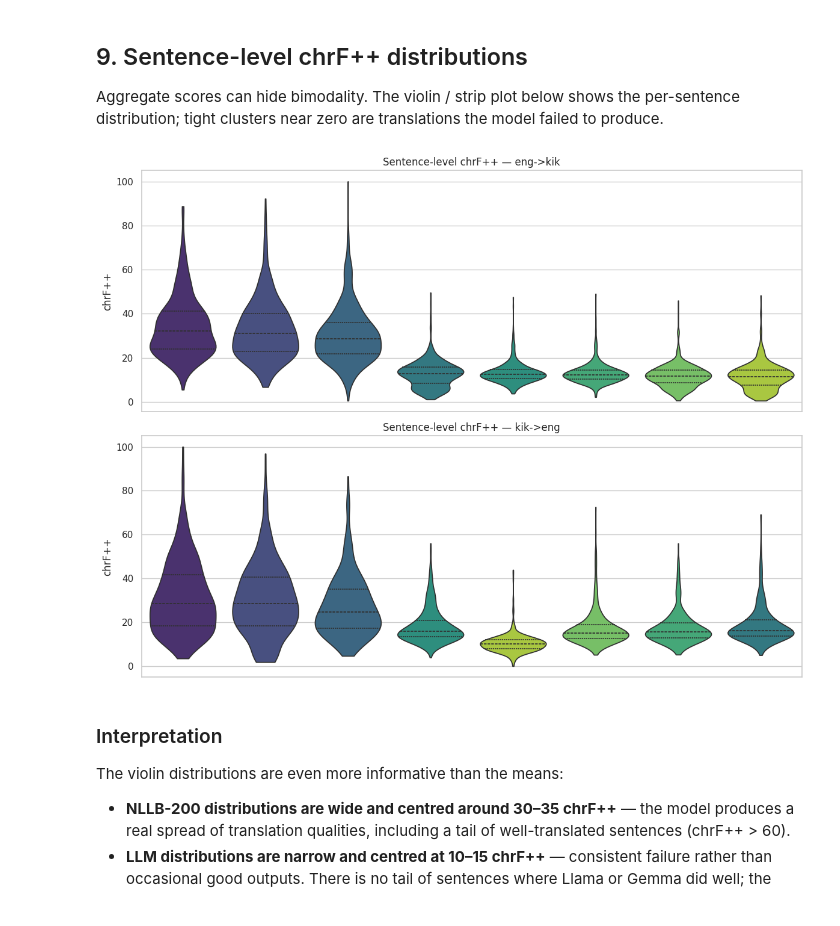
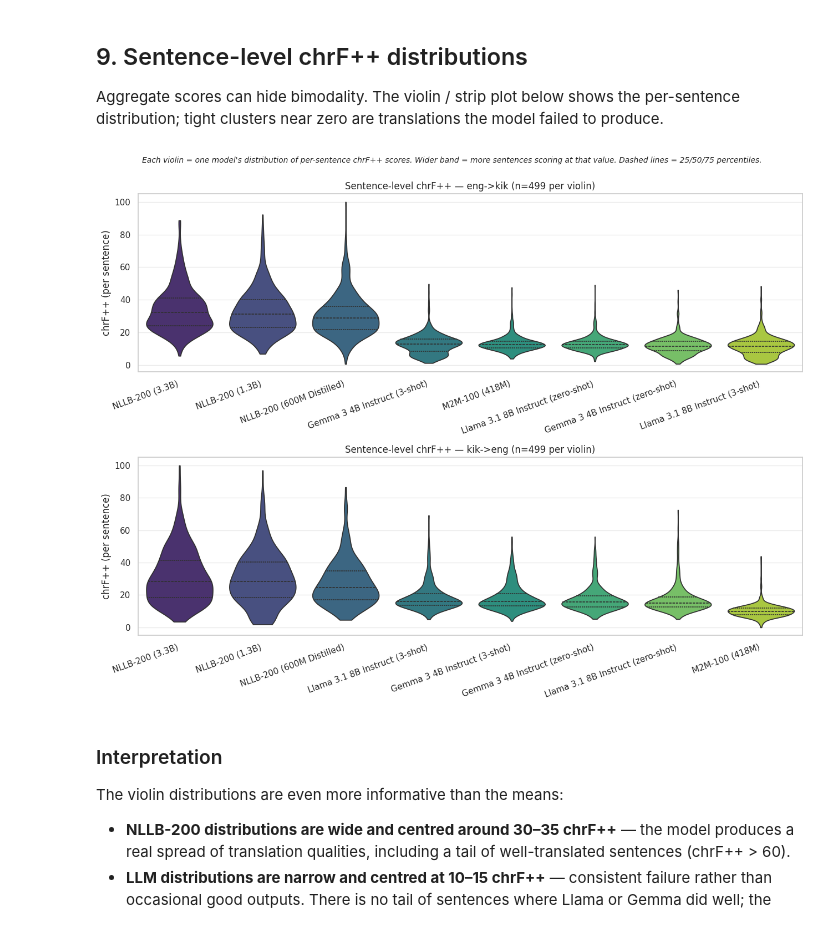
Before and after one commit to markgachara/MTBenchmarks, a Jupyter notebook: analysis.ipynb, the cells around one changed output. Drawn from its saved outputs; the diff is of its cells as text; code cells hidden in the pictures.

```diff
--- a/analysis.ipynb
+++ b/analysis.ipynb
@@ -494,23 +494,43 @@ The two heatmaps tell different stories:
 
 Aggregate scores can hide bimodality. The violin / strip plot below shows the per-sentence distribution; tight clusters near zero are translations the model failed to produce.
 # %%
+# Sentence-level chrF++ distributions (one violin per model per direction)
 if not sent_df.empty:
-    fig, axes = plt.subplots(2, 1, figsize=(12, 9), sharex=True)
+    # sharex=False so both panels show their own model labels.
+    # Each panel may order models differently (sorted by median chrF++).
+    fig, axes = plt.subplots(2, 1, figsize=(13, 10), sharex=False)
     for ax, direction in zip(axes, ["eng->kik", "kik->eng"]):
         sub = sent_df[sent_df["direction"] == direction]
         if sub.empty:
             continue
-        order = (sub.groupby("model")["chrf_pp"].median().sort_values(ascending=False).index.tolist())
-        sns.violinplot(data=sub, x="model", y="chrf_pp", order=order, inner="quartile", cut=0, ax=ax, palette="viridis")
-        ax.set_title(f"Sentence-level chrF++ — {direction}")
-        ax.set_ylabel("chrF++")
-        ax.set_xticklabels(ax.get_xticklabels(), rotation=20, ha="right")
+        order = (
+            sub.groupby("model")["chrf_pp"].median()
+            .sort_values(ascending=False).index.tolist()
+        )
+        sns.violinplot(
+            data=sub, x="model", y="chrf_pp", order=order,
+            inner="quartile", cut=0, ax=ax, palette="viridis",
+        )
+        ax.set_title(f"Sentence-level chrF++ — {direction} (n=499 per violin)")
+        ax.set_ylabel("chrF++ (per sentence)")
         ax.set_xlabel("")
+        # tick_params is the safe way to rotate labels without the
+        # set_xticklabels(get_xticklabels()) warning.
+        ax.tick_params(axis="x", rotation=20)
+        for lbl in ax.get_xticklabels():
+            lbl.set_horizontalalignment("right")
+        ax.grid(axis="y", alpha=0.4)
+    fig.suptitle(
+        "Each violin = one model's distribution of per-sentence chrF++ scores. "
+        "Wider band = more sentences scoring at that value. "
+        "Dashed lines = 25/50/75 percentiles.",
+        y=0.995, fontsize=10, style="italic",
+    )
     plt.tight_layout()
-    plt.savefig(RUN / "sentence_chrf_violin.png", dpi=120)
+    plt.savefig(RUN / "sentence_chrf_violin.png", dpi=120, bbox_inches="tight")
     plt.show()
 # %% [output]
-[figure, old version]
+[figure, new version]
 # %% [markdown]
 ### Interpretation
 
```
Also changed, not shown: 1 other file.
